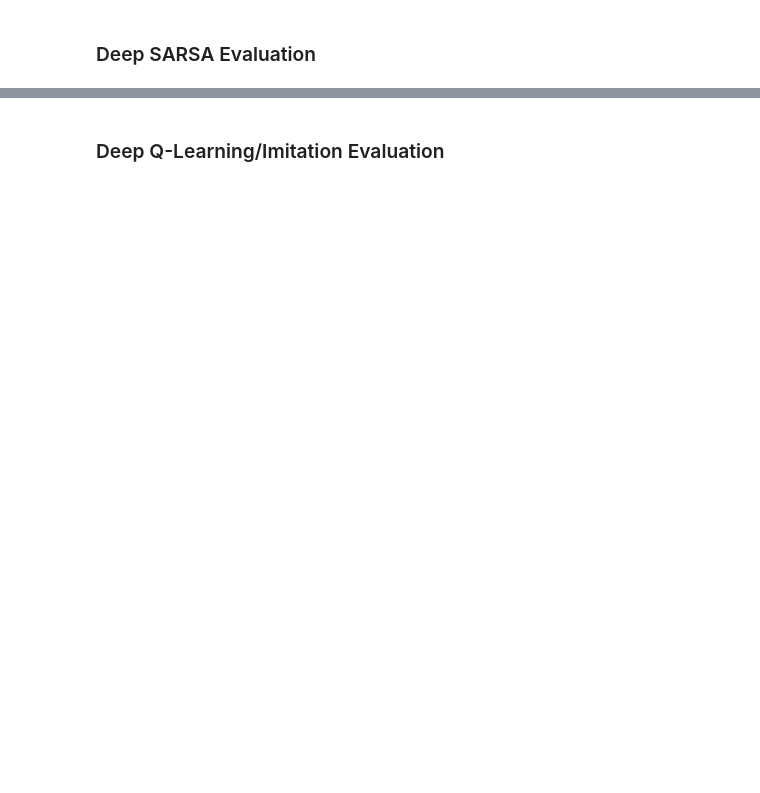
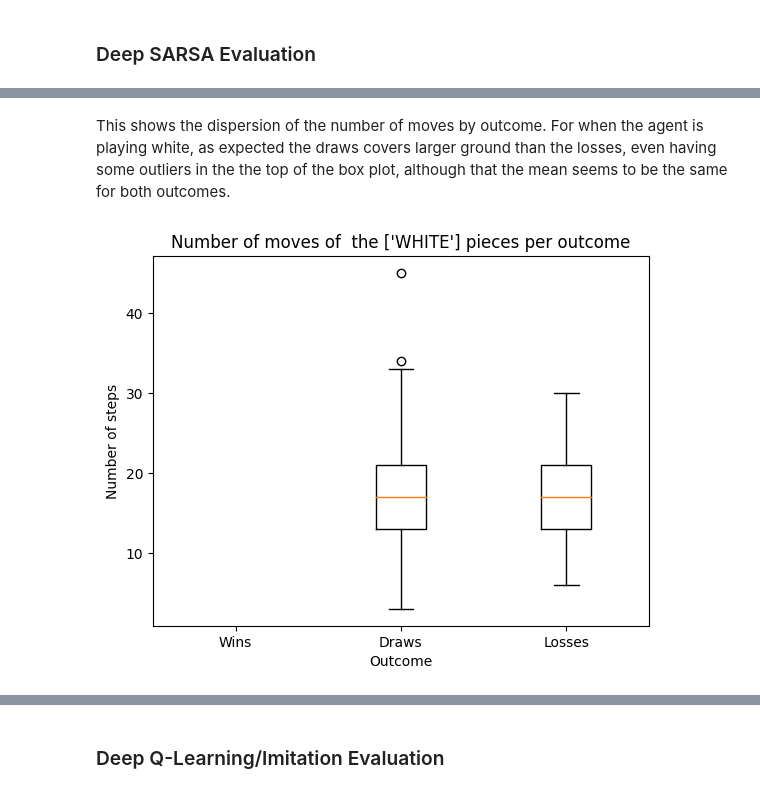
Before and after one commit to inesleonidasrocha/ChessRL23, a Jupyter notebook: RL PROJECT.ipynb, the cells around one changed output, grey strips where cells are left out. Cells and saved outputs as stored; diff of their text form; code cells hidden in the pictures; blank space fills up the shorter version.

```diff
--- a/RL PROJECT.ipynb
+++ b/RL PROJECT.ipynb
@@ -1828,0 +1959,6 @@ Number of pawn heavy games: 5
+# %% [markdown]
+This shows the dispersion of the number of moves by outcome. For when the agent is playing white, as expected the draws covers larger ground than the losses, even having some outliers in the the top of the box plot, although that the mean seems to be the same for both outcomes.
+# %%
+number_of_moves_dispersion(SARSA_white_df)
+# %% [output]
+[figure, added]
```
Also changed, not shown: parts of 30 cells of this notebook, 1 other file.
